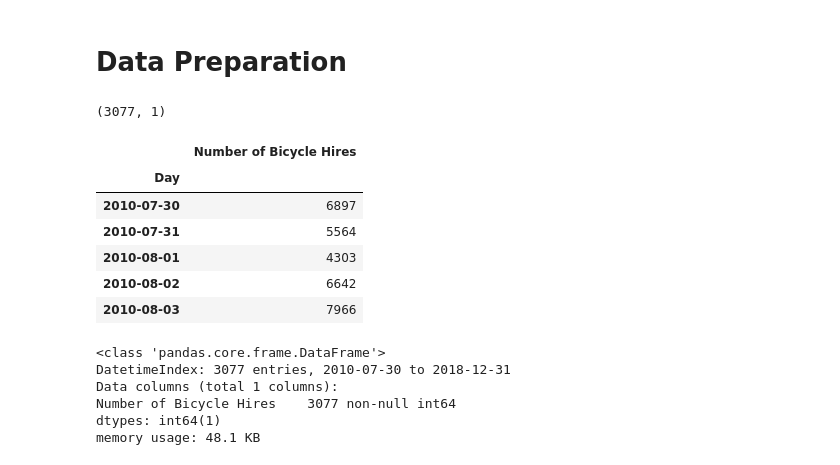
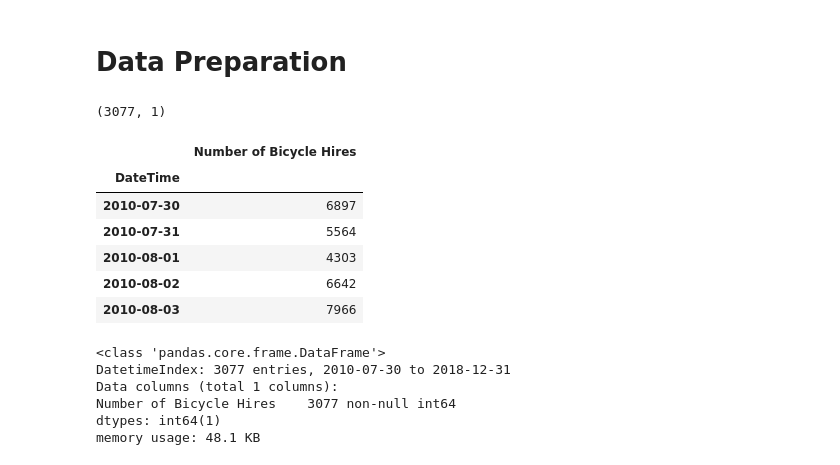
Before and after one commit to AidanCooper/data-visualisation, a Jupyter notebook: dash/data_prep_and_EDA.ipynb, the cells around one changed output. Saved outputs shown, nothing was run; the diff lists cells and outputs as text; code cells hidden in the pictures.

```diff
--- a/dash/data_prep_and_EDA.ipynb
+++ b/dash/data_prep_and_EDA.ipynb
@@ -9,12 +9,13 @@ matplotlib.rcParams['figure.figsize'] = (12, 8)
 # Data Preparation
 # %%
 df = pd.read_excel('tfl-daily-cycle-hires.xls', sheet_name='Data', usecols=['Day', 'Number of Bicycle Hires'], index_col=0)
+df.index.rename('DateTime', inplace=True)
 print(df.shape)
 df.head()
 # %% [output]
 (3077, 1)
 |  | Number of Bicycle Hires |
-| Day |  |
+| DateTime |  |
 | 2010-07-30 | 6897 |
 | 2010-07-31 | 5564 |
 | 2010-08-01 | 4303 |
```
Also changed, not shown: parts of 4 cells of this notebook, 2 other files.
